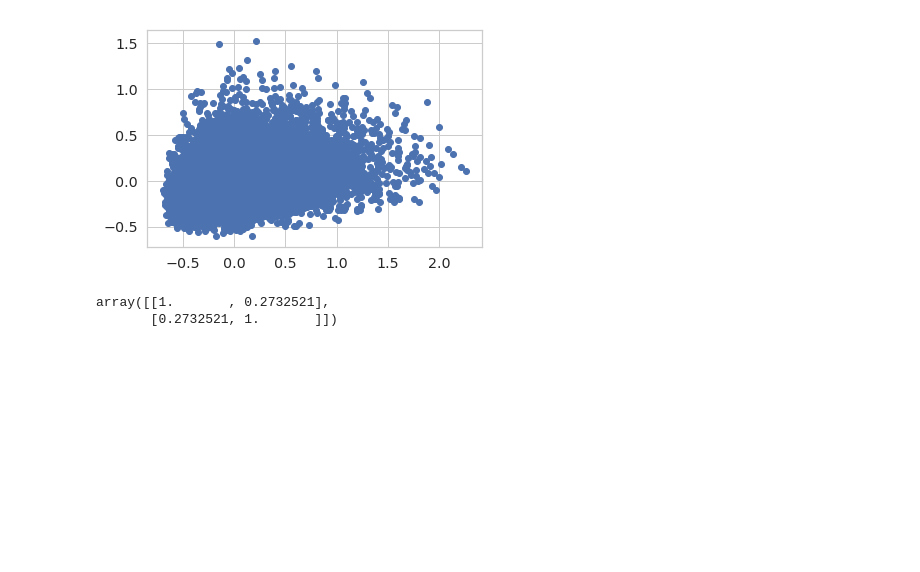
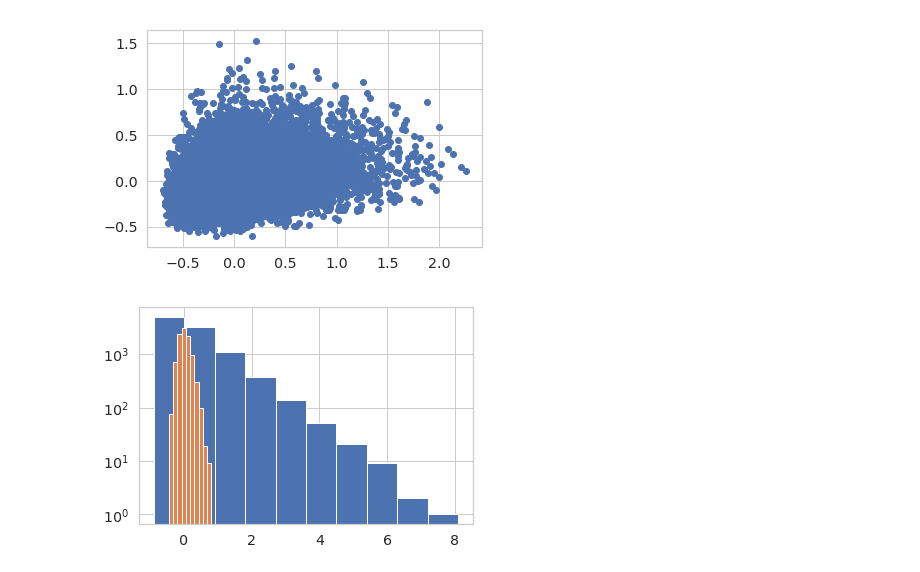
Before and after one commit to bsorsch/geometry-fewshot-learning, a Jupyter notebook: Embeddings.ipynb, the cells around one changed output. Drawn from its saved outputs; the diff is of its cells as text; code cells hidden in the pictures; blank space fills up the shorter version.

```diff
--- a/Embeddings.ipynb
+++ b/Embeddings.ipynb
@@ -755,8 +755,9 @@ plt.scatter(bias_vgg[-1].ravel(), bias_152[-1].ravel())
 # %% [output]
 <matplotlib.collections.PathCollection at 0x...>
 [figure]
-# %%
-np.corrcoef(bias_vgg[-1].ravel(), bias_152[-1].ravel())
-# %% [output]
-array([[1.       , 0.2732521],
-       [0.2732521, 1.       ]])
+# %%
+plt.hist(bias_vgg[-3][~mask])
+plt.hist(bias_50[-3][~mask])
+plt.yscale('log')
+# %% [output]
+[figure, added]
```
Also changed, not shown: parts of 16 cells of this notebook, 2 other files.
